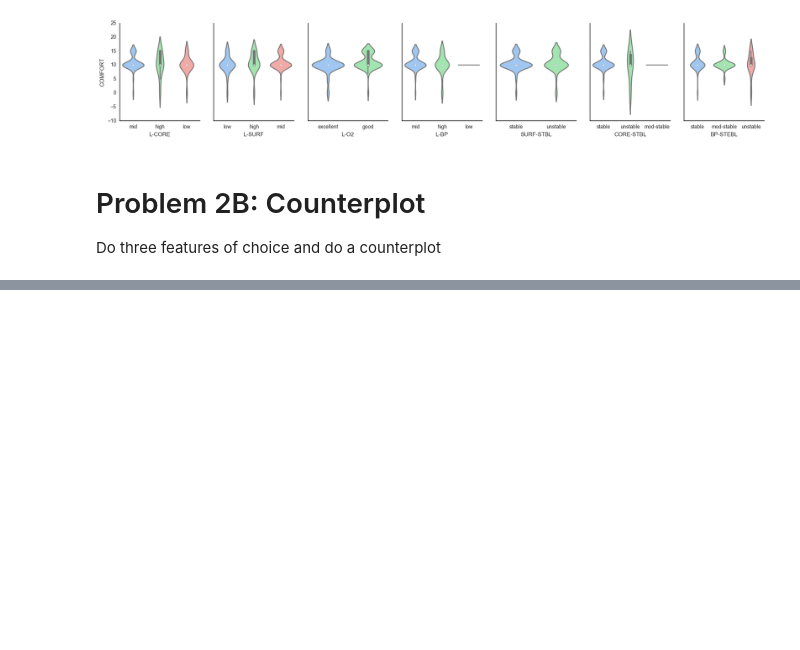
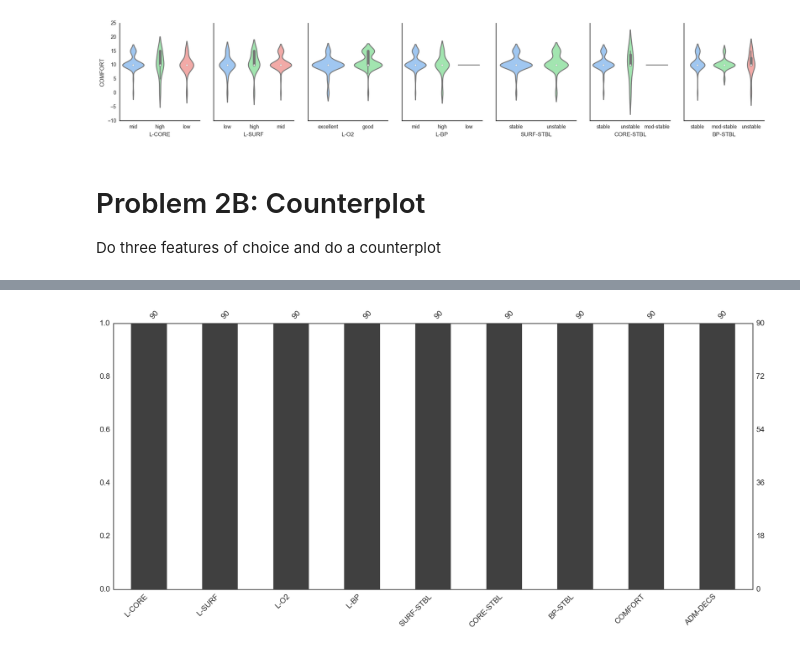
Before and after one commit to JCagle95/Biomedical_DataScience_Post-Operative-Data, a Jupyter notebook: Post-Operative Dataset.ipynb, the cells around one changed output, grey strips where cells are left out. Saved outputs shown, nothing was run; the diff lists cells and outputs as text; code cells hidden in the pictures; blank space fills up the shorter version.

```diff
--- a/Post-Operative Dataset.ipynb
+++ b/Post-Operative Dataset.ipynb
@@ -54,0 +81,4 @@ Do three features of choice and do a counterplot
+# %%
+msno.bar(Dataset)
+# %% [output]
+[figure, added]
```
Also changed, not shown: parts of 15 cells of this notebook.
